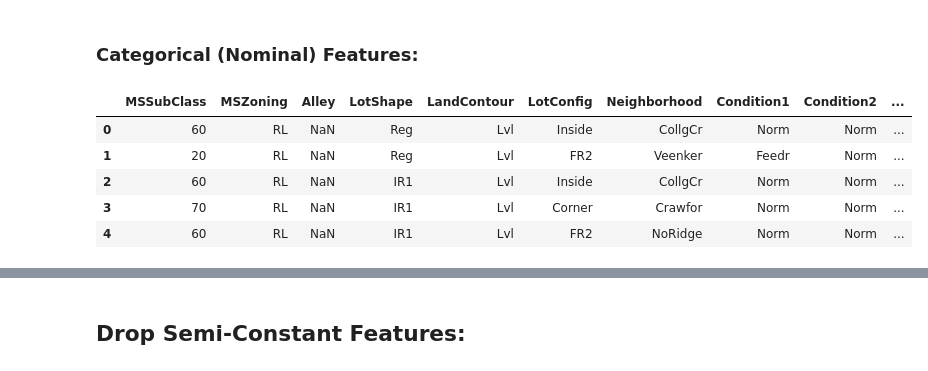
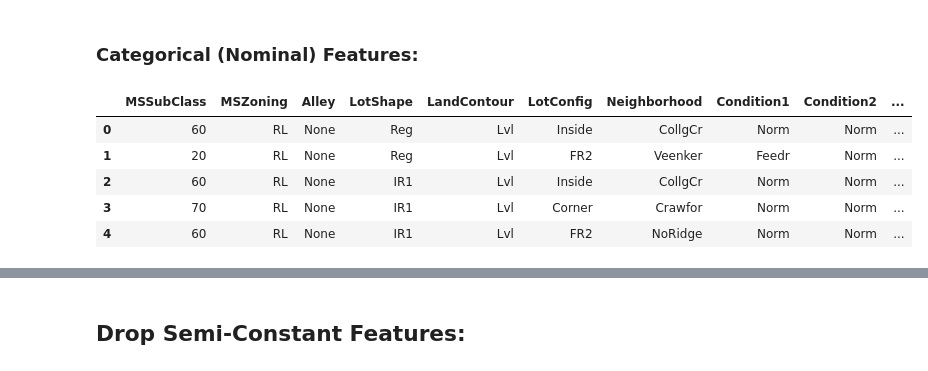
Before and after one commit to MosaabMuhammed/House-Prices-Kaggle, a Jupyter notebook: 2_Data Preprocessing/2_house_prices_data_preprocessing.ipynb, the cells around one changed output, grey strips where cells are left out. Saved outputs shown, nothing was run; the diff lists cells and outputs as text; code cells hidden in the pictures.

```diff
--- a/2_Data Preprocessing/2_house_prices_data_preprocessing.ipynb
+++ b/2_Data Preprocessing/2_house_prices_data_preprocessing.ipynb
@@ -22,9 +22,5 @@ warnings.filterwarnings('ignore')
 # %% [markdown]
 ## Read Data:
 # %%
-train = pd.read_csv('../1_Data Invistigation & EDA/train_null_removed.csv')
-test  = pd.read_csv('../1_Data Invistigation & EDA/test_null_removed.csv')
+train = pd.read_csv('../1_Data Invistigation & EDA/output/train_null_removed.csv')
+test  = pd.read_csv('../1_Data Invistigation & EDA/output/test_null_removed.csv')
-# %%
-train.fillna('NaN', inplace=True)
-
-train.isna().sum().sum()
@@ -191,14 +169,14 @@ train_outliers_removed[ord_cols].head()
 # %% [markdown]
 ### Categorical (Nominal) Features:
 # %%
-train_outliers_removed[cat_cols].head()
+train[cat_cols].head()
 # %% [output]
 |  | MSSubClass | MSZoning | Alley | LotShape | LandContour | LotConfig | Neighborhood | Condition1 | Condition2 | ... |
-| 0 | 60 | RL | NaN | Reg | Lvl | Inside | CollgCr | Norm | Norm | ... |
-| 1 | 20 | RL | NaN | Reg | Lvl | FR2 | Veenker | Feedr | Norm | ... |
-| 2 | 60 | RL | NaN | IR1 | Lvl | Inside | CollgCr | Norm | Norm | ... |
-| 3 | 70 | RL | NaN | IR1 | Lvl | Corner | Crawfor | Norm | Norm | ... |
-| 4 | 60 | RL | NaN | IR1 | Lvl | FR2 | NoRidge | Norm | Norm | ... |
+| 0 | 60 | RL | None | Reg | Lvl | Inside | CollgCr | Norm | Norm | ... |
+| 1 | 20 | RL | None | Reg | Lvl | FR2 | Veenker | Feedr | Norm | ... |
+| 2 | 60 | RL | None | IR1 | Lvl | Inside | CollgCr | Norm | Norm | ... |
+| 3 | 70 | RL | None | IR1 | Lvl | Corner | Crawfor | Norm | Norm | ... |
+| 4 | 60 | RL | None | IR1 | Lvl | FR2 | NoRidge | Norm | Norm | ... |
 # %%
 # Converting them.
 for col in cat_cols:
```
Also changed, not shown: parts of 19 cells of this notebook, 3 other files.
